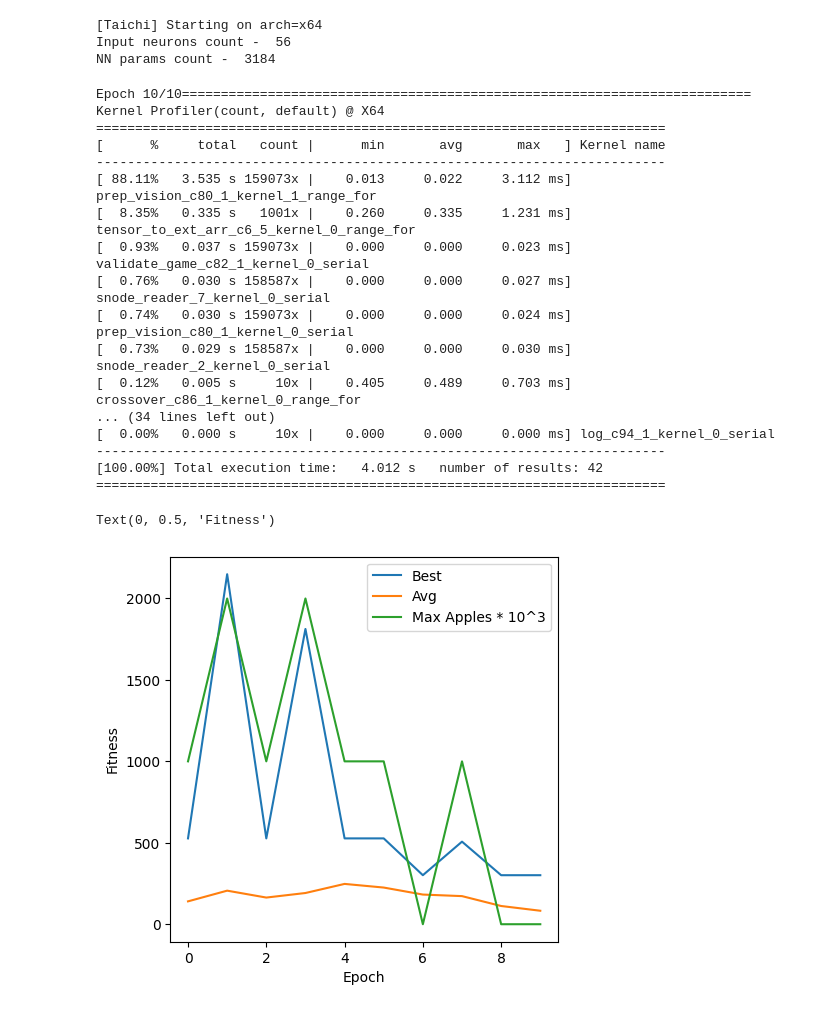
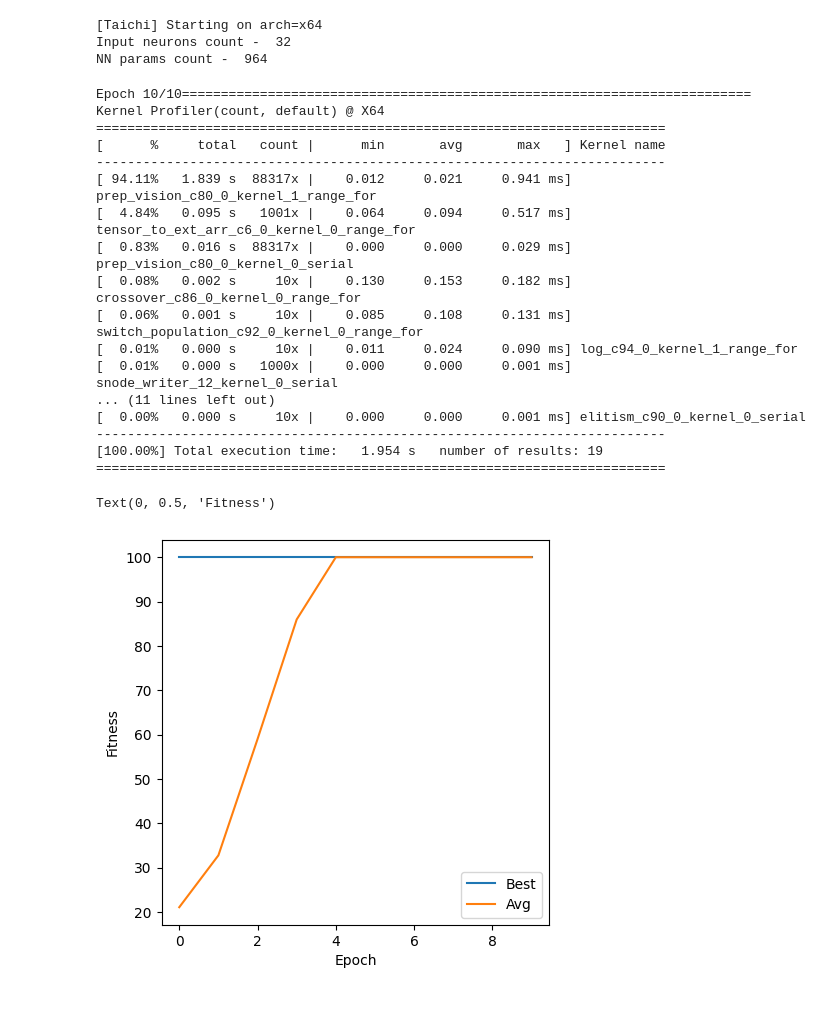
Before and after one commit to Serikuly-Miras/diploma_ga_research, a Jupyter notebook: base/snake/Snake_test.ipynb, the cells around one changed output. Saved outputs shown, nothing was run; the diff lists cells and outputs as text; code cells hidden in the pictures.

```diff
--- a/base/snake/Snake_test.ipynb
+++ b/base/snake/Snake_test.ipynb
@@ -7,21 +7,21 @@ from SnakeGA import SnakeSettings
 from SnakeGA import SnakeGA
 # %%
 settings = SnakeSettings(field_size=10,
-                         view_depth=3,
-                         steps_without_food=300,
+                         view_depth=2,
+                         steps_without_food=100,
                          hidden_topology=[20, 12],
                          hidden_activations=["relu", "relu"],
                          population_size=100,
                          epochs=10,
                          mutation_rate=0.01,
-                         elitism_num=30,
+                         elitism_num=3,
                          auto_save_span=10)
 # %%
 snakes = SnakeGA(settings=settings)
 # %% [output]
 [Taichi] Starting on arch=x64
-Input neurons count -  56
-NN params count -  3184
+Input neurons count -  32
+NN params count -  964
 # %%
 ti.profiler.clear_kernel_profiler_info()  # clear all records
 snakes.advance()
@@ -32,28 +32,27 @@ Kernel Profiler(count, default) @ X64
 =========================================================================
 [      %     total   count |      min       avg       max   ] Kernel name
 -------------------------------------------------------------------------
-[ 88.11%   3.535 s 159073x |    0.013     0.022     3.112 ms] prep_vision_c80_1_kernel_1_range_for
-[  8.35%   0.335 s   1001x |    0.260     0.335     1.231 ms] tensor_to_ext_arr_c6_5_kernel_0_range_for
-[  0.93%   0.037 s 159073x |    0.000     0.000     0.023 ms] validate_game_c82_1_kernel_0_serial
-[  0.76%   0.030 s 158587x |    0.000     0.000     0.027 ms] snode_reader_7_kernel_0_serial
-[  0.74%   0.030 s 159073x |    0.000     0.000     0.024 ms] prep_vision_c80_1_kernel_0_serial
-[  0.73%   0.029 s 158587x |    0.000     0.000     0.030 ms] snode_reader_2_kernel_0_serial
-[  0.12%   0.005 s     10x |    0.405     0.489     0.703 ms] crossover_c86_1_kernel_0_range_for
-... (34 lines left out)
-[  0.00%   0.000 s     10x |    0.000     0.000     0.000 ms] log_c94_1_kernel_0_serial
+[ 94.11%   1.839 s  88317x |    0.012     0.021     0.941 ms] prep_vision_c80_0_kernel_1_range_for
+[  4.84%   0.095 s   1001x |    0.064     0.094     0.517 ms] tensor_to_ext_arr_c6_0_kernel_0_range_for
+[  0.83%   0.016 s  88317x |    0.000     0.000     0.029 ms] prep_vision_c80_0_kernel_0_serial
+[  0.08%   0.002 s     10x |    0.130     0.153     0.182 ms] crossover_c86_0_kernel_0_range_for
+[  0.06%   0.001 s     10x |    0.085     0.108     0.131 ms] switch_population_c92_0_kernel_0_range_for
+[  0.01%   0.000 s     10x |    0.011     0.024     0.090 ms] log_c94_0_kernel_1_range_for
+[  0.01%   0.000 s   1000x |    0.000     0.000     0.001 ms] snode_writer_12_kernel_0_serial
+... (11 lines left out)
+[  0.00%   0.000 s     10x |    0.000     0.000     0.001 ms] elitism_c90_0_kernel_0_serial
 -------------------------------------------------------------------------
-[100.00%] Total execution time:   4.012 s   number of results: 42
+[100.00%] Total execution time:   1.954 s   number of results: 19
 =========================================================================
 # %%
 from pylab import rcParams
 rcParams['figure.figsize'] = 5, 5
 
 plt.plot(snakes.best.to_numpy(), label="Best")
 plt.plot(snakes.avg.to_numpy(), label="Avg")
-plt.plot(snakes.apples.to_numpy()*1000, label="Max Apples * 10^3")
 plt.legend()
 plt.xlabel("Epoch")
 plt.ylabel("Fitness")
 # %% [output]
 Text(0, 0.5, 'Fitness')
-[figure, old version]
+[figure, new version]
```
Also changed, not shown: parts of 1 cell of this notebook, 2 other files.
